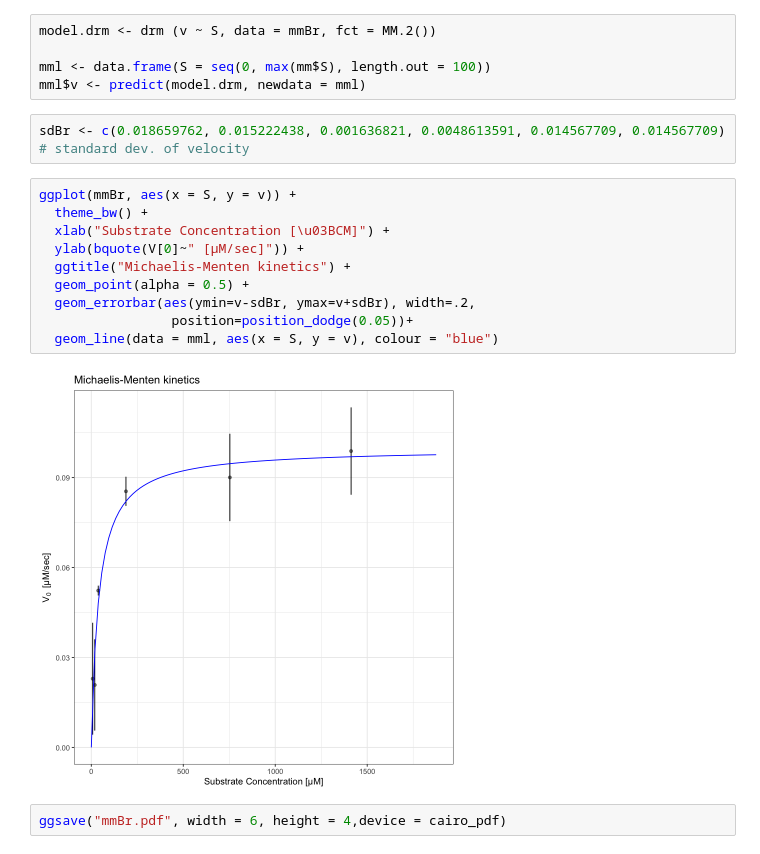
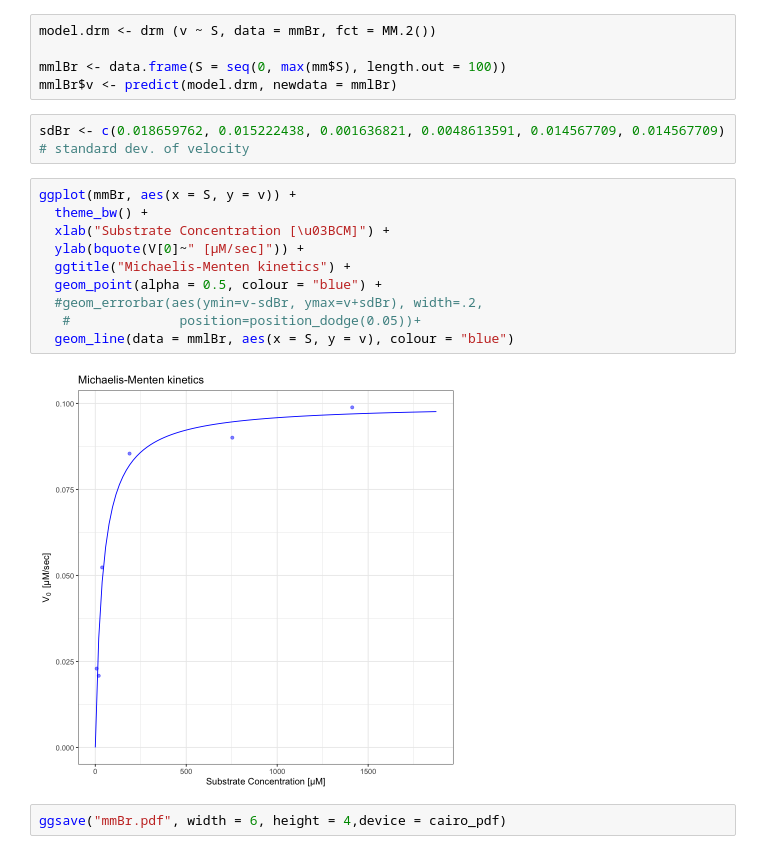
Before and after one commit to piqueen314/enzyme_kinematics, a Jupyter notebook: BioChemProjMMCurves.ipynb, the cells around one changed output. Drawn from its saved outputs; the diff is of its cells as text.

```diff
--- a/BioChemProjMMCurves.ipynb
+++ b/BioChemProjMMCurves.ipynb
@@ -92,22 +109,22 @@ print(mmBr)
 # %%
 model.drm <- drm (v ~ S, data = mmBr, fct = MM.2())
 
-mml <- data.frame(S = seq(0, max(mm$S), length.out = 100))
-mml$v <- predict(model.drm, newdata = mml)
+mmlBr <- data.frame(S = seq(0, max(mm$S), length.out = 100))
+mmlBr$v <- predict(model.drm, newdata = mmlBr)
 # %%
 sdBr <- c(0.018659762, 0.015222438, 0.001636821, 0.0048613591, 0.014567709, 0.014567709) # standard dev. of velocity
 # %%
 ggplot(mmBr, aes(x = S, y = v)) +
   theme_bw() +
   xlab("Substrate Concentration [\u03BCM]") +
   ylab(bquote(V[0]~" [μM/sec]")) +
   ggtitle("Michaelis-Menten kinetics") +
-  geom_point(alpha = 0.5) +
-  geom_errorbar(aes(ymin=v-sdBr, ymax=v+sdBr), width=.2,
-                 position=position_dodge(0.05))+
-  geom_line(data = mml, aes(x = S, y = v), colour = "blue")
+  geom_point(alpha = 0.5, colour = "blue") +
+  #geom_errorbar(aes(ymin=v-sdBr, ymax=v+sdBr), width=.2,
+   #              position=position_dodge(0.05))+
+  geom_line(data = mmlBr, aes(x = S, y = v), colour = "blue")
 # %% [output]
-[figure, old version]
+[figure, new version]
 # %%
 ggsave("mmBr.pdf", width = 6, height = 4,device = cairo_pdf)
 # %%
```
Also changed, not shown: parts of 21 cells of this notebook, 20 other files.
